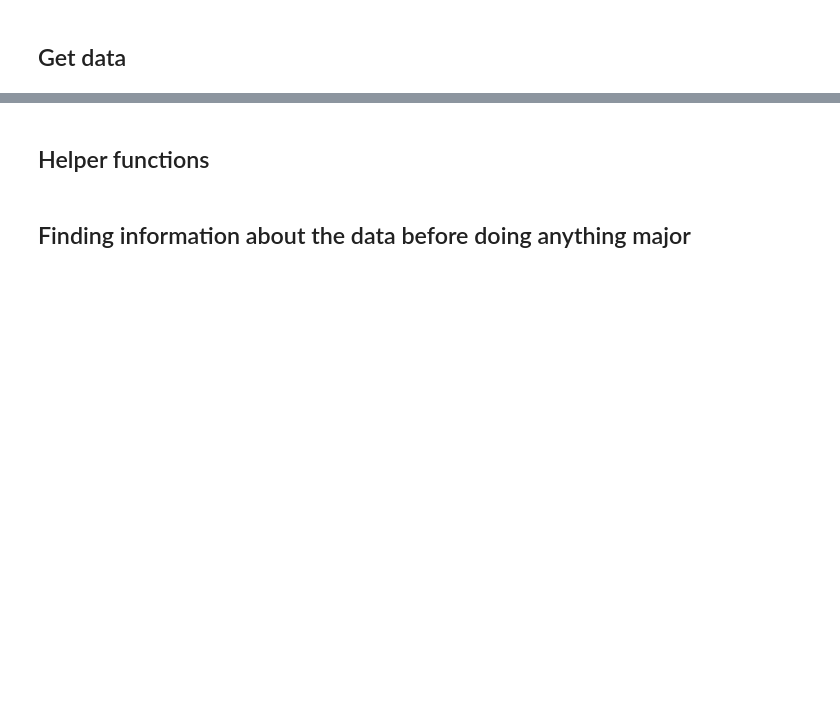
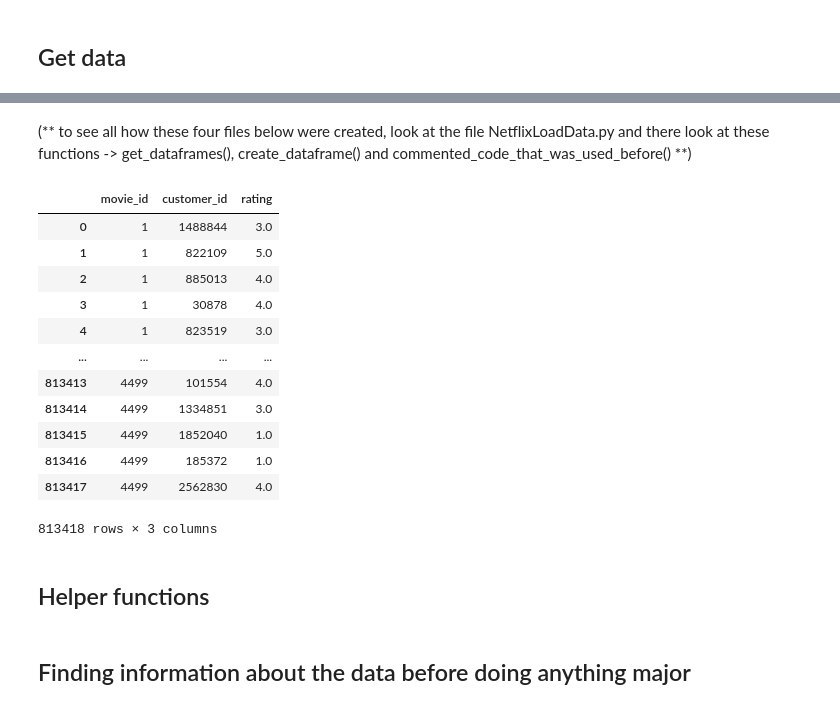
Before and after one commit to Ragnarstefanss/netflix-recommendation, a Jupyter notebook: main.ipynb, the cells around one changed output, grey strips where cells are left out. Cells and saved outputs as stored; diff of their text form; code cells hidden in the pictures; blank space fills up the shorter version.

```diff
--- a/main.ipynb
+++ b/main.ipynb
@@ -39,0 +52,2 @@ data_rating, data_rating_plus_movie_title = NetflixLoadData.get_sample_of_data(t
+# %% [markdown]
+(** to see all how these four files below were created, look at the file NetflixLoadData.py and there look at these functions -> get_dataframes(), create_dataframe() and commented_code_that_was_used_before() **)
@@ -40,3 +56,19 @@ data_rating, data_rating_plus_movie_title = NetflixLoadData.get_sample_of_data(t
+# %%
+data_rating
+# %% [output]
+|  | movie_id | customer_id | rating |
+| 0 | 1 | 1488844 | 3.0 |
+| 1 | 1 | 822109 | 5.0 |
+| 2 | 1 | 885013 | 4.0 |
+| 3 | 1 | 30878 | 4.0 |
+| 4 | 1 | 823519 | 3.0 |
+| ... | ... | ... | ... |
+| 813413 | 4499 | 101554 | 4.0 |
+| 813414 | 4499 | 1334851 | 3.0 |
+| 813415 | 4499 | 1852040 | 1.0 |
+| 813416 | 4499 | 185372 | 1.0 |
+| 813417 | 4499 | 2562830 | 4.0 |
+813418 rows × 3 columns
 # %% [markdown]
 ## Helper functions
 # %%
```
Also changed, not shown: parts of 66 cells of this notebook, 2 other files.
